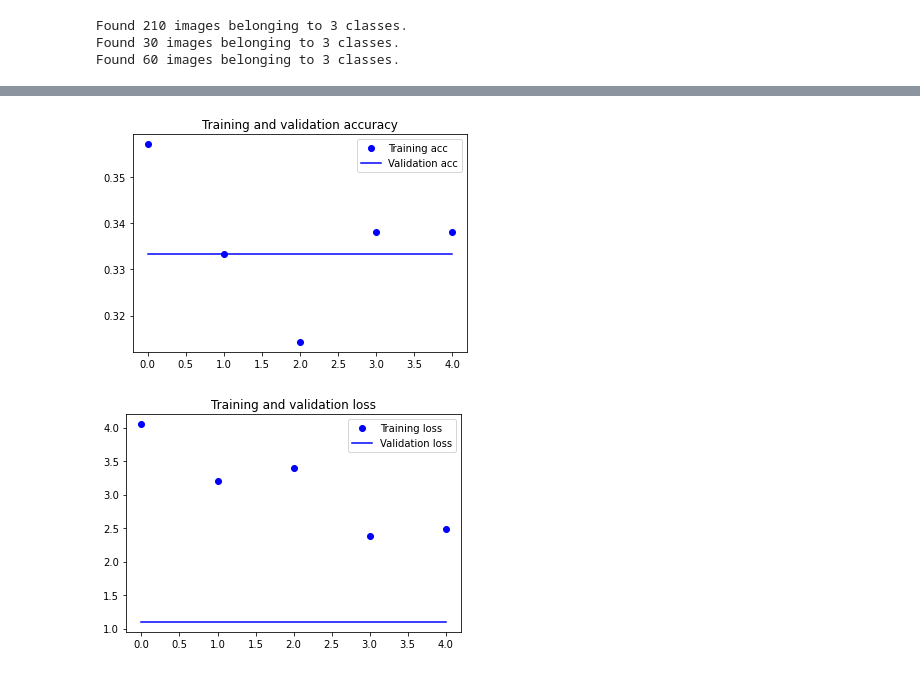
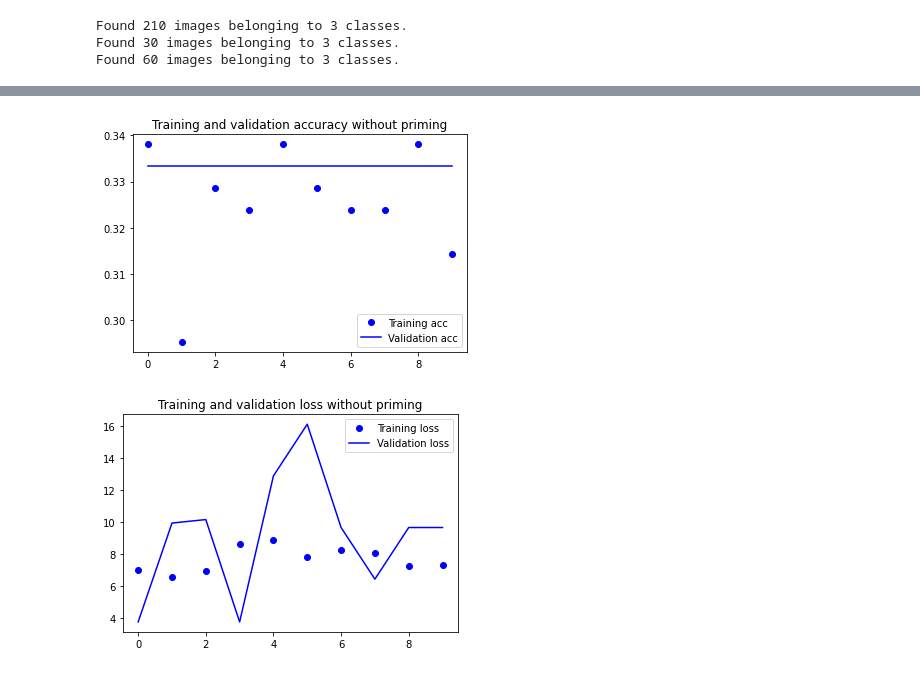
Before and after one commit to MaZeeT/Deep-Learning, a Jupyter notebook: BaselineDenseNN.ipynb, the cells around one changed output, grey strips where cells are left out. Cells and saved outputs as stored; diff of their text form; code cells hidden in the pictures.

```diff
--- a/BaselineDenseNN.ipynb
+++ b/BaselineDenseNN.ipynb
@@ -7,8 +7,8 @@ keras.__version__
 Using TensorFlow backend.
 '2.3.1'
 # %%
-epochs = 5
-batch_size = 100
+epochs = 10
+batch_size = 5
 target_width = 150
 target_height = 150
 target_size = (target_width, target_height)
@@ -107,26 +117,26 @@ Epoch 5/5
 # %%
 import matplotlib.pyplot as plt
 
 acc = history.history['acc']
 val_acc = history.history['val_acc']
 loss = history.history['loss']
 val_loss = history.history['val_loss']
 
 epochs = range(len(acc))
 
 plt.plot(epochs, acc, 'bo', label='Training acc')
 plt.plot(epochs, val_acc, 'b', label='Validation acc')
-plt.title('Training and validation accuracy')
+plt.title('Training and validation accuracy without priming')
 plt.legend()
 
 plt.figure()
 
 plt.plot(epochs, loss, 'bo', label='Training loss')
 plt.plot(epochs, val_loss, 'b', label='Validation loss')
-plt.title('Training and validation loss')
+plt.title('Training and validation loss without priming')
 plt.legend()
 
 plt.show()
 # %% [output]
-[figure, old version]
+[figure, new version]
-[figure, old version]
+[figure, new version]
```
Also changed, not shown: parts of 1 cell of this notebook.
